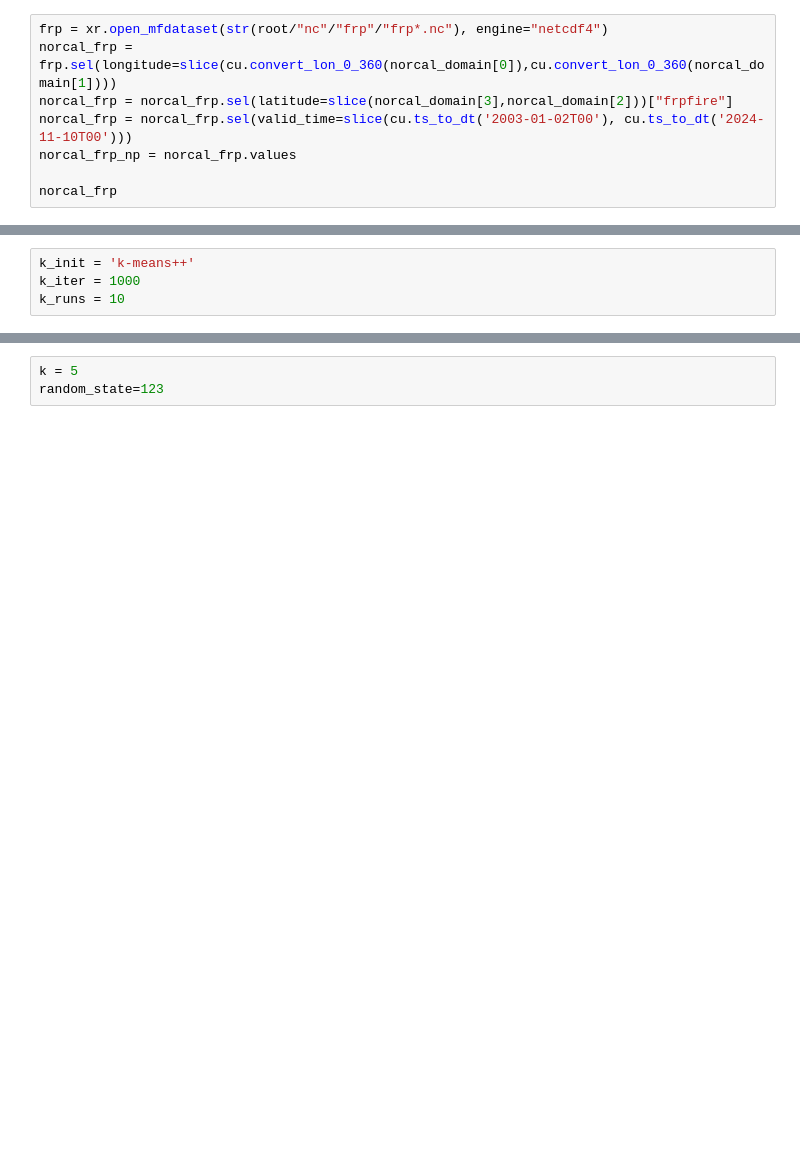
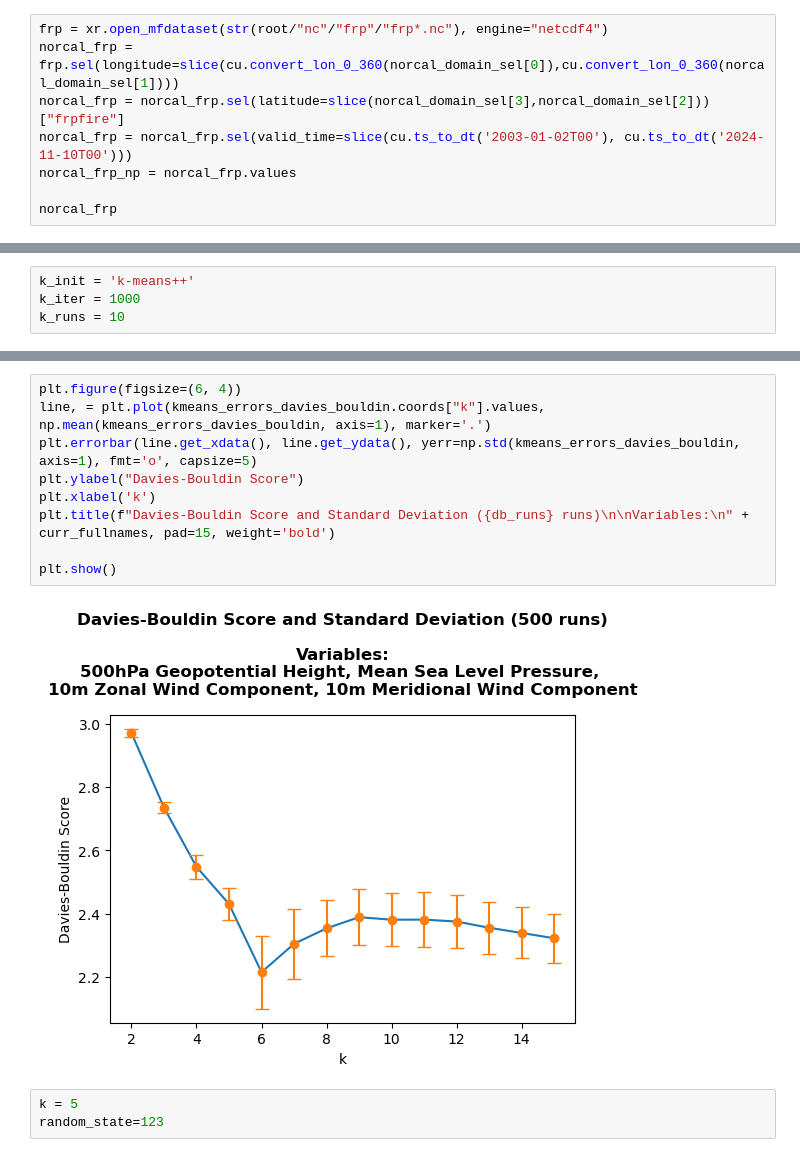
Before and after one commit to aeol1an/NorcalFireRegimes, a Jupyter notebook: clustering.ipynb, the cells around one changed output, grey strips where cells are left out. Cells and saved outputs as stored; diff of their text form; blank space fills up the shorter version.

```diff
--- a/clustering.ipynb
+++ b/clustering.ipynb
@@ -36,8 +37,8 @@ synoptic_domain = [-150, -90, 20, 60]
 # FRP Threshold
 # %%
 frp = xr.open_mfdataset(str(root/"nc"/"frp"/"frp*.nc"), engine="netcdf4")
-norcal_frp = frp.sel(longitude=slice(cu.convert_lon_0_360(norcal_domain[0]),cu.convert_lon_0_360(norcal_domain[1])))
-norcal_frp = norcal_frp.sel(latitude=slice(norcal_domain[3],norcal_domain[2]))["frpfire"]
+norcal_frp = frp.sel(longitude=slice(cu.convert_lon_0_360(norcal_domain_sel[0]),cu.convert_lon_0_360(norcal_domain_sel[1])))
+norcal_frp = norcal_frp.sel(latitude=slice(norcal_domain_sel[3],norcal_domain_sel[2]))["frpfire"]
 norcal_frp = norcal_frp.sel(valid_time=slice(cu.ts_to_dt('2003-01-02T00'), cu.ts_to_dt('2024-11-10T00')))
 norcal_frp_np = norcal_frp.values
 
@@ -228,3 +227,14 @@ Starting Davies_Bouldin:
+# %%
+plt.figure(figsize=(6, 4))
+line, = plt.plot(kmeans_errors_davies_bouldin.coords["k"].values, np.mean(kmeans_errors_davies_bouldin, axis=1), marker='.')
+plt.errorbar(line.get_xdata(), line.get_ydata(), yerr=np.std(kmeans_errors_davies_bouldin, axis=1), fmt='o', capsize=5)
+plt.ylabel("Davies-Bouldin Score")
+plt.xlabel('k')
+plt.title(f"Davies-Bouldin Score and Standard Deviation ({db_runs} runs)\n\nVariables:\n" + curr_fullnames, pad=15, weight='bold')
+
+plt.show()
+# %% [output]
+[figure, added]
 # %%
 k = 5
 random_state=123
```
Also changed, not shown: parts of 9 cells of this notebook, 2 other files.
